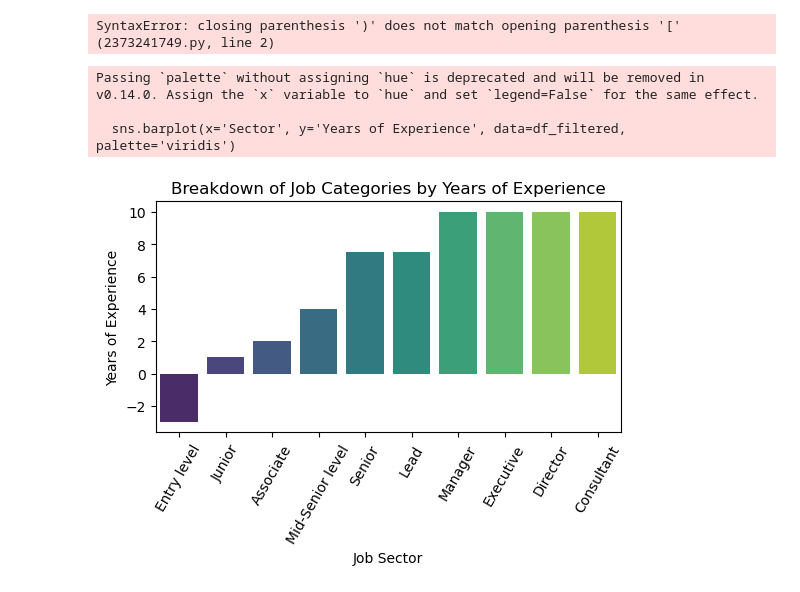
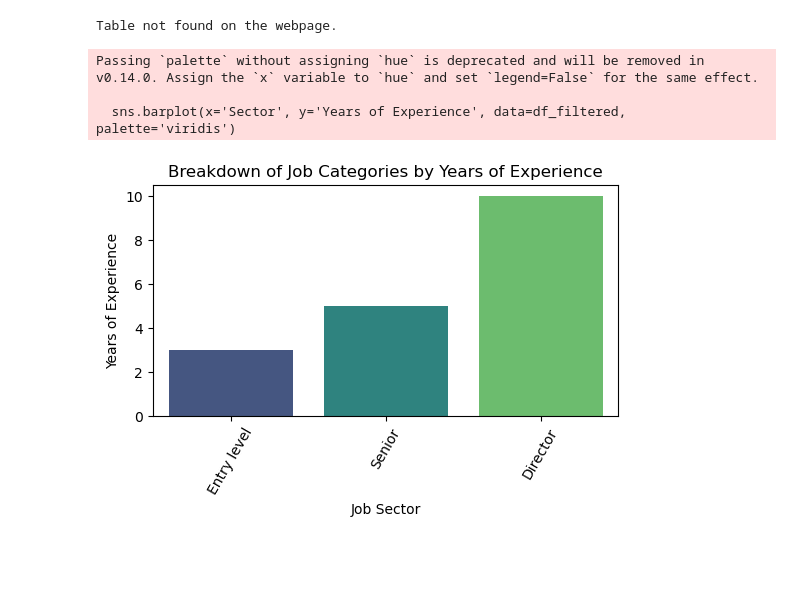
Before and after one commit to mrtimN/job_data, a Jupyter notebook: job_data.ipynb, the cells around one changed output. Saved outputs shown, nothing was run; the diff lists cells and outputs as text; code cells hidden in the pictures; blank space fills up the shorter version.

Commit message:
js_ enriching sector & job_level and visualization

```diff
--- a/job_data.ipynb
+++ b/job_data.ipynb
@@ -300,45 +259,73 @@ Name: job_type, Length: 164, dtype: int64
-# %%
-job_level_range = test[
-    (test[''.isin([''])) &
-# %% [output]
-SyntaxError: closing parenthesis ')' does not match opening parenthesis '[' (2373241749.py, line 2)
+# %%
+import requests
+import pandas as pd
+from bs4 import BeautifulSoup
+
+# Define the URL
+url = 'https://web.arbeitsagentur.de/entgeltatlas/tabelle?dkz=138079&geschlecht=1&alter=1&branche=1'
+
+# Send a GET request to fetch the webpage content
+response = requests.get(url)
+
+# Check if the request was successful
+if response.status_code == 200:
+    # Parse the HTML content
+    soup = BeautifulSoup(response.text, 'html.parser')
+
+    # Extract the table data
+    table = soup.find('table')  # Locate the first <table> element
+
+    if table:
+        # Extract table headers
+        headers = [header.text.strip() for header in table.find_all('th')]
+
+        # Extract table rows
+        rows = []
+        for row in table.find_all('tr')[1:]:  # Skip the header row
+            cells = row.find_all('td')
+            rows.append([cell.text.strip() for cell in cells])
+
+        # Create a DataFrame
+        df = pd.DataFrame(rows, columns=headers)
+
+        # Print the DataFrame
+        print(df)
+    else:
+        print("Table not found on the webpage.")
+else:
+    print(f"Failed to fetch the webpage. Status code: {response.status_code}")
+# %% [output]
+Table not found on the webpage.
 # %%
 import pandas as pd
 import seaborn as sns
 import matplotlib.pyplot as plt
 
 # job categories and experience
 job_experience = {
-    'Entry level': 0-3,
-    'Junior': 1,  # Averaging between 0-2 years
-    'Associate': 2,  # Averaging between 1-3 years
-    'Mid-Senior level': 4,  # Averaging between 3-5 years
-    'Senior': 7.5,  # Averaging between 5-10 years
-    'Lead': 7.5,  # Averaging between 5-10 years
-    'Manager': 10,  # At the start of the 5-10+ range
-    'Executive': 10,
+    'Entry level': 3,
+    'Senior': 5,  # Averaging between 5-10 years
     'Director': 10,
-    'Consultant': 10,
     'Unknown': float('nan')  # For visualization purposes, use NaN
 }
 
 # Convert the dictionary to a DataFrame
 df = pd.DataFrame(list(job_experience.items()), columns=['Sector', 'Years of Experience'])
 
 # Exclude 'Unknown' for some visualizations if they include NaN
 df_filtered = df.dropna()
 
 # Plotting with Seaborn
 plt.figure(figsize=(6, 3))
 sns.barplot(x='Sector', y='Years of Experience', data=df_filtered, palette='viridis')
 
 plt.title('Breakdown of Job Categories by Years of Experience')
 plt.xlabel('Job Sector')
 plt.ylabel('Years of Experience')
 plt.xticks(rotation=60)
 plt.show()
 # %% [output]
 Passing `palette` without assigning `hue` is deprecated and will be removed in v0.14.0. Assign the `x` variable to `hue` and set `legend=False` for the same effect.
 
   sns.barplot(x='Sector', y='Years of Experience', data=df_filtered, palette='viridis')
-[figure, old version]
+[figure, new version]
```
Also changed, not shown: parts of 9 cells of this notebook.
